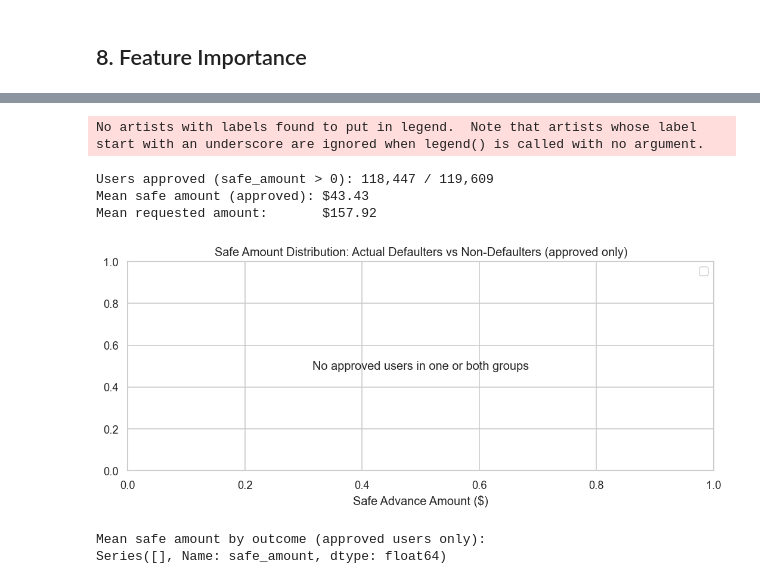
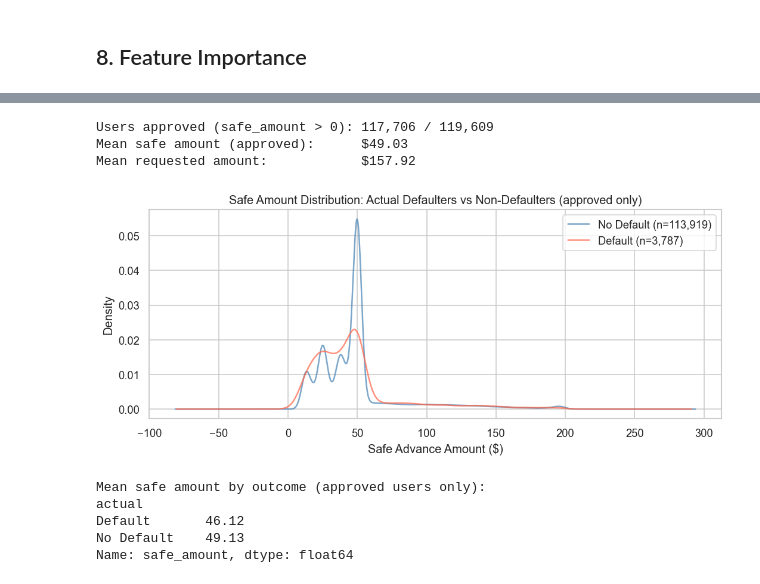
Before and after one commit to jthaller/data_scientist_assesment, a Jupyter notebook: risk_model/clair_risk_model.ipynb, the cells around one changed output, grey strips where cells are left out. Cells and saved outputs as stored; diff of their text form; code cells hidden in the pictures.

```diff
--- a/risk_model/clair_risk_model.ipynb
+++ b/risk_model/clair_risk_model.ipynb
@@ -745,8 +1130,8 @@ def compute_liquidity_factor(df: pd.DataFrame,
                               paycheck_col: str = 'avg_paycheck') -> np.ndarray:
     """
     Liquidity factor ∈ (0, 1]: ratio of available balance to average paycheck,
-    capped at 1 so a user with more cash than their paycheck gets the full factor.
-    NaN available balance is treated conservatively as 0 (unknown = cautious).
+    capped at 1 so users with a full paycheck in the bank get the maximum factor.
+    Unknown available balance is treated conservatively as 0 (missing = cautious).
     """
     avail   = df[avail_col].fillna(0).clip(lower=0)
     avg_pay = df[paycheck_col].fillna(df[paycheck_col].median()).clip(lower=1)
@@ -755,78 +1140,88 @@ def compute_liquidity_factor(df: pd.DataFrame,
 
 def estimate_safe_amount(df: pd.DataFrame,
                           default_proba: np.ndarray,
+                          threshold: float,
                           requested_col: str = 'loan_amount',
                           min_approval_fraction: float = 0.25) -> pd.Series:
     """
     Estimate the maximum safe advance amount for each observation.
-    Users above the decision threshold (predicted to default) get $0.
-    Approved users receive: requested_amount × (1 - P(default)) × liquidity_factor,
-    with a floor of min_approval_fraction × requested_amount to avoid sending $0.01 offers.
+
+    Rejected users (default_proba >= threshold) receive $0.
+    Approved users receive: requested × (1 - P(default)) × liquidity_factor,
+    floored at min_approval_fraction × requested to avoid trivially small offers.
 
     Args:
-        min_approval_fraction: Minimum fraction of requested amount to offer approved users.
+        threshold: decision threshold — accepts best_threshold_calibrated.
+        min_approval_fraction: floor fraction for approved users.
     """
     liquidity    = compute_liquidity_factor(df)
-    confidence   = 1.0 - default_proba           # P(repayment)
+    confidence   = 1.0 - default_proba
     raw_fraction = confidence * liquidity
-    # Clamp: approved users get at least min_approval_fraction of their request
     fraction     = np.maximum(raw_fraction, min_approval_fraction)
     safe_amounts = (df[requested_col].values * fraction).round(2)
     safe_amounts = pd.Series(safe_amounts, index=df.index)
 
-    # Set to 0 for users predicted to default (above threshold)
-    rejected     = default_proba >= best_threshold
+    rejected     = default_proba >= threshold
     safe_amounts = safe_amounts.where(~rejected, other=0.0)
-
     return safe_amounts
 
 
 def plot_safe_amount_distribution(df: pd.DataFrame,
                                    safe_amounts: pd.Series,
                                    target: str = 'default_flag') -> None:
     """
-    Compare the distribution of safe amounts for actual defaulters vs non-defaulters.
-    A well-calibrated model should offer lower amounts to eventual defaulters.
-    Skips KDE if a group has no approved users (all rejected).
+    Compare safe amount distributions for actual defaulters vs non-defaulters
+    among approved users. A well-calibrated model should offer lower amounts to
+    eventual defaulters even among those it approves.
+
+    Casts target to int before mapping to handle boolean columns correctly.
     """
     plot_df = pd.DataFrame({
         'safe_amount': safe_amounts,
-        'actual': df[target].map({0: 'No Default', 1: 'Default'})
-    }).query('safe_amount > 0')
+        'actual': df[target].astype(int).map({0: 'No Default', 1: 'Default'}),
+    }).query('safe_amount > 0').dropna(subset=['actual'])
 
     fig, ax = plt.subplots(figsize=(9, 4))
     plotted = False
     for label, color in [('No Default', 'steelblue'), ('Default', 'tomato')]:
         subset = plot_df.loc[plot_df['actual'] == label, 'safe_amount']
         if len(subset) > 1:
             subset.plot.kde(ax=ax, label=f'{label} (n={len(subset):,})', color=color, alpha=0.7)
             plotted = True
     if not plotted:
-        ax.text(0.5, 0.5, 'No approved users in one or both groups',
+        ax.text(0.5, 0.5, 'Insufficient data for KDE in one or both groups',
                 ha='center', va='center', transform=ax.transAxes)
     ax.set_title('Safe Amount Distribution: Actual Defaulters vs Non-Defaulters (approved only)')
     ax.set_xlabel('Safe Advance Amount ($)')
-    ax.legend()
+    if plotted:
+        ax.legend()
     plt.tight_layout()
     plt.show()
 
     if not plot_df.empty:
-        print('Mean safe amount by outcome (approved users only):')
-        print(plot_df.groupby('actual')['safe_amount'].mean().round(2))
+        summary = plot_df.groupby('actual')['safe_amount'].mean().round(2)
+        if not summary.empty:
+            print('Mean safe amount by outcome (approved users only):')
+            print(summary)
 
 
-safe_amounts = estimate_safe_amount(df, lgbm_oof)
+# Use calibrated probabilities and calibrated threshold for safe amount estimation
+safe_amounts = estimate_safe_amount(
+    df, lgbm_oof_calibrated, threshold=best_threshold_calibrated
+)
 
 print(f'Users approved (safe_amount > 0): {(safe_amounts > 0).sum():,} / {len(safe_amounts):,}')
-print(f'Mean safe amount (approved): ${safe_amounts[safe_amounts > 0].mean():.2f}')
-print(f'Mean requested amount:       ${df["loan_amount"].mean():.2f}')
+print(f'Mean safe amount (approved):      ${safe_amounts[safe_amounts > 0].mean():.2f}')
+print(f'Mean requested amount:            ${df["loan_amount"].mean():.2f}')
 
 plot_safe_amount_distribution(df, safe_amounts)
 # %% [output]
-No artists with labels found to put in legend.  Note that artists whose label start with an underscore are ignored when legend() is called with no argument.
+Users approved (safe_amount > 0): 117,706 / 119,609
+Mean safe amount (approved):      $49.03
+Mean requested amount:            $157.92
+[figure, new version]
-Users approved (safe_amount > 0): 118,447 / 119,609
-Mean safe amount (approved): $43.43
-Mean requested amount:       $157.92
+Mean safe amount by outcome (approved users only):
+actual
+Default       46.12
+No Default    49.13
+Name: safe_amount, dtype: float64
-[figure, old version]
-Mean safe amount by outcome (approved users only):
-Series([], Name: safe_amount, dtype: float64)
```
Also changed, not shown: parts of 33 cells of this notebook.
